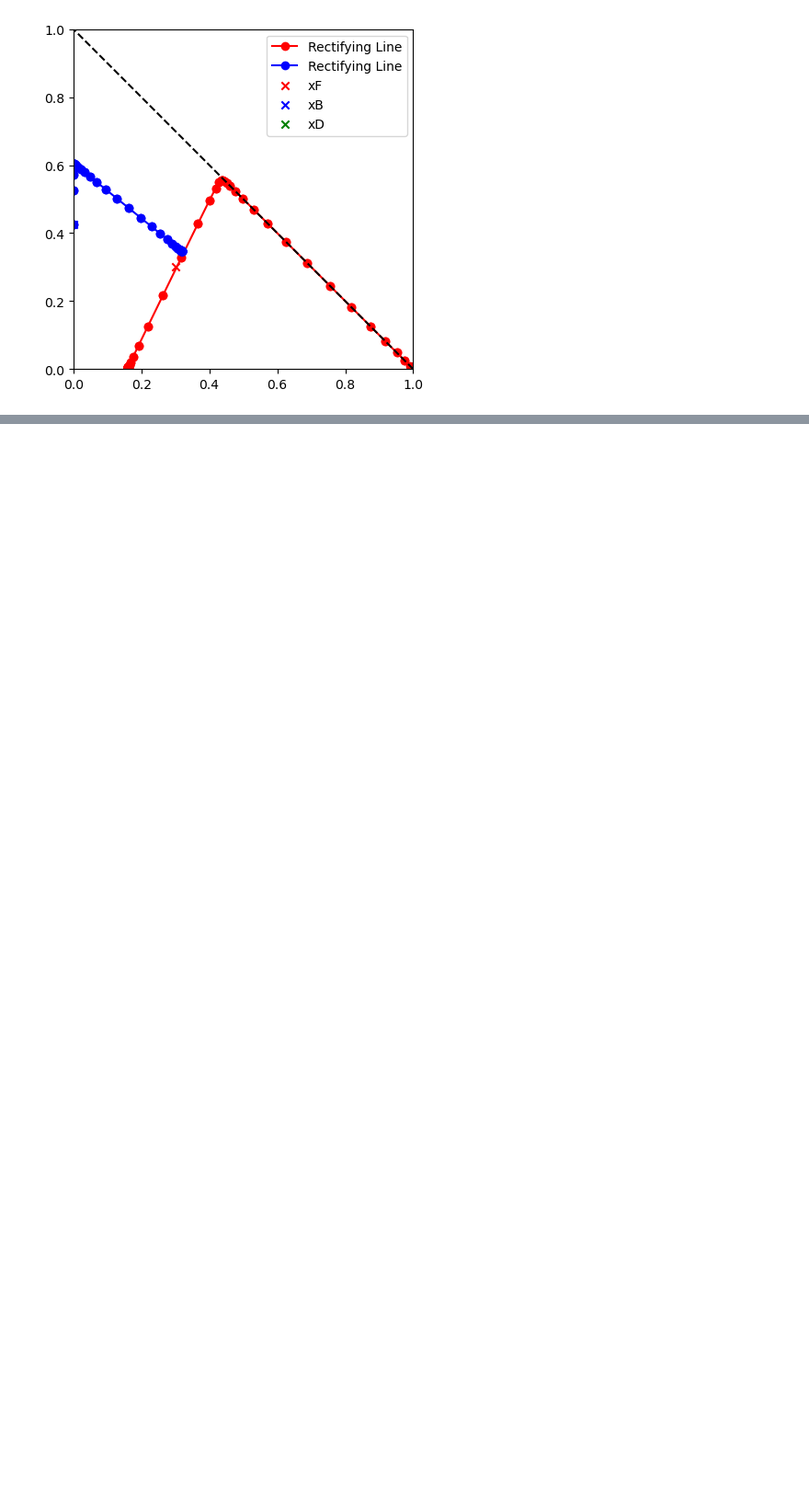
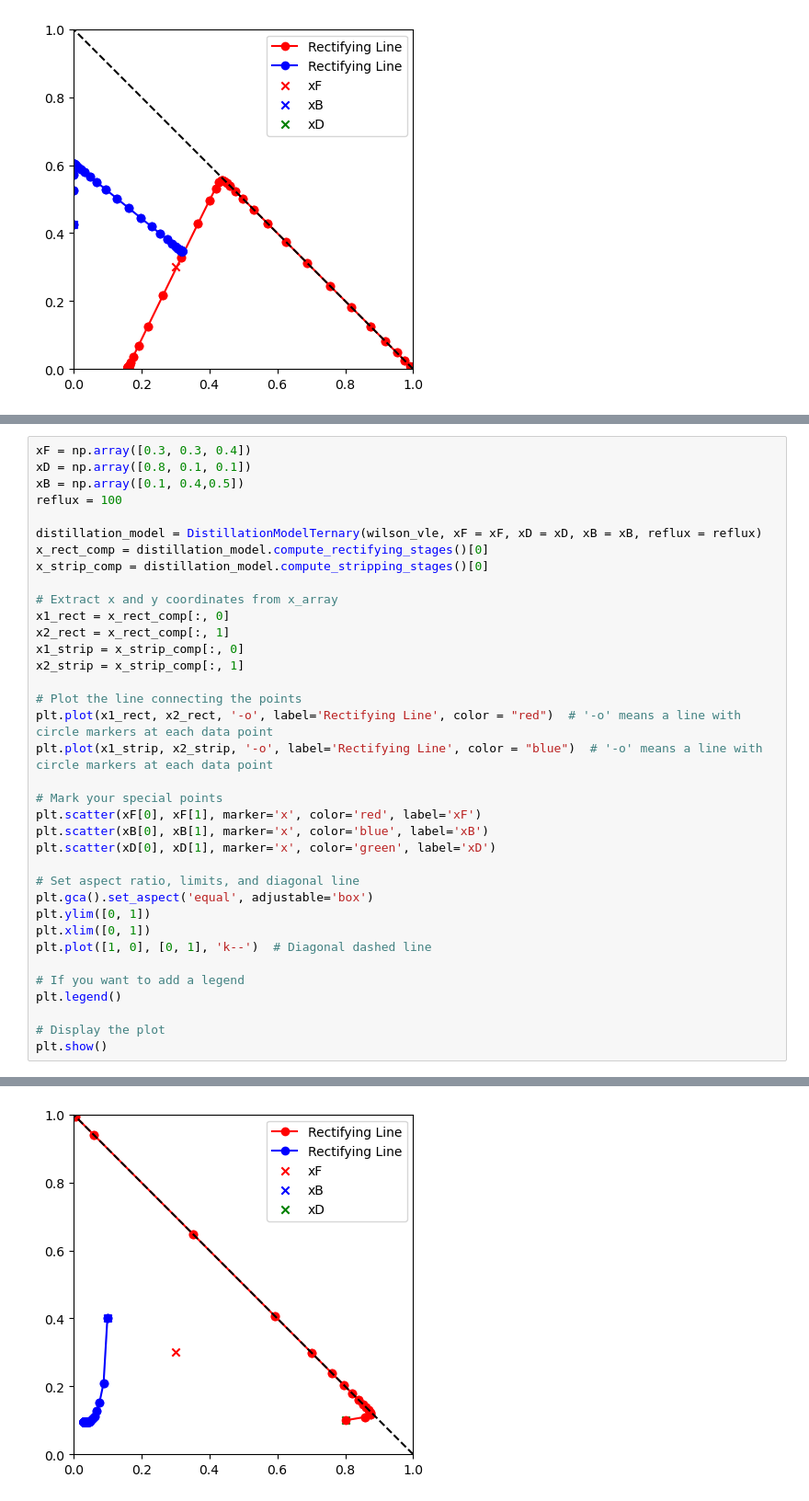
Before and after one commit to AMKCode/ExtractiveDistillationSimulator, a Jupyter notebook: src/Trial.ipynb, the cells around one changed output, grey strips where cells are left out. Shown: that part at 92% size. Cells and saved outputs as stored; diff of their text form; blank space fills up the shorter version.

Commit message:
correct plotting

```diff
--- a/src/Trial.ipynb
+++ b/src/Trial.ipynb
@@ -74,0 +113,37 @@ plt.show()
+# %%
+xF = np.array([0.3, 0.3, 0.4])
+xD = np.array([0.8, 0.1, 0.1])
+xB = np.array([0.1, 0.4,0.5])
+reflux = 100
+
+distillation_model = DistillationModelTernary(wilson_vle, xF = xF, xD = xD, xB = xB, reflux = reflux)
+x_rect_comp = distillation_model.compute_rectifying_stages()[0]
+x_strip_comp = distillation_model.compute_stripping_stages()[0]
+
+# Extract x and y coordinates from x_array
+x1_rect = x_rect_comp[:, 0]
+x2_rect = x_rect_comp[:, 1]
+x1_strip = x_strip_comp[:, 0]
+x2_strip = x_strip_comp[:, 1]
+
+# Plot the line connecting the points
+plt.plot(x1_rect, x2_rect, '-o', label='Rectifying Line', color = "red")  # '-o' means a line with circle markers at each data point
+plt.plot(x1_strip, x2_strip, '-o', label='Rectifying Line', color = "blue")  # '-o' means a line with circle markers at each data point
+
+# Mark your special points
+plt.scatter(xF[0], xF[1], marker='x', color='red', label='xF')
+plt.scatter(xB[0], xB[1], marker='x', color='blue', label='xB')
+plt.scatter(xD[0], xD[1], marker='x', color='green', label='xD')
+
+# Set aspect ratio, limits, and diagonal line
+plt.gca().set_aspect('equal', adjustable='box')
+plt.ylim([0, 1])
+plt.xlim([0, 1])
+plt.plot([1, 0], [0, 1], 'k--')  # Diagonal dashed line
+
+# If you want to add a legend
+plt.legend()
+
+# Display the plot
+plt.show()
+# %% [output]
@@ -74,0 +167 @@ plt.show()
+[figure, added]
```
Also changed, not shown: parts of 3 cells of this notebook, 4 other files.
